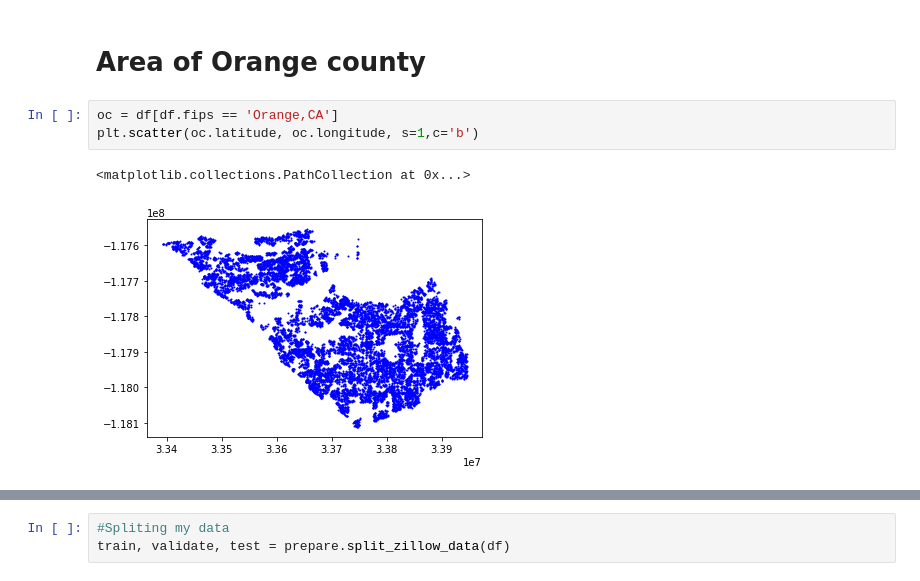
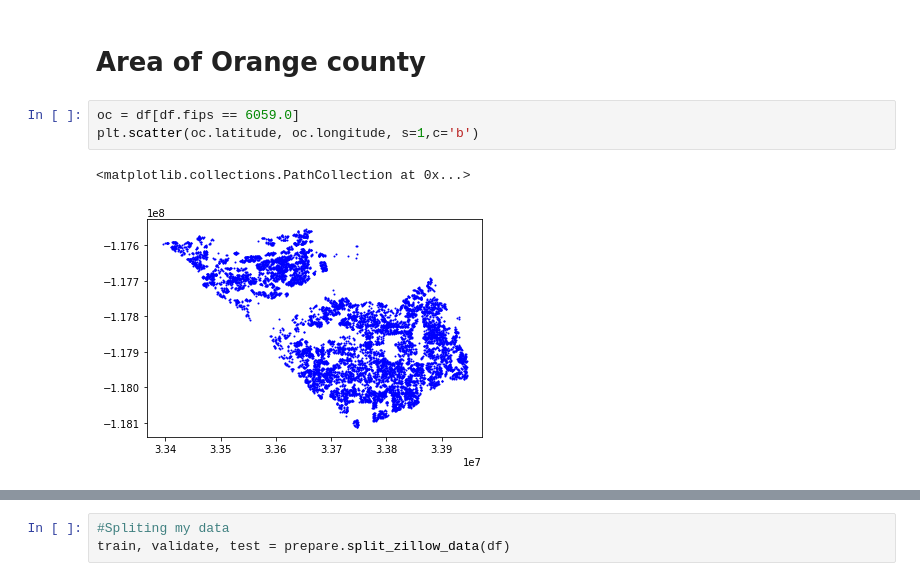
Before and after one commit to EribertoContreras/zillow_estimating_home_value, a Jupyter notebook: All the work.ipynb, the cells around one changed output, grey strips where cells are left out. Saved outputs shown, nothing was run; the diff lists cells and outputs as text.

```diff
--- a/All the work.ipynb
+++ b/All the work.ipynb
@@ -97,11 +171,11 @@ plt.scatter(la.latitude, la.longitude, s=1,c='green')
 # %% [markdown]
 # Area of Orange county
 # %%
-oc = df[df.fips == 'Orange,CA']
+oc = df[df.fips == 6059.0]
 plt.scatter(oc.latitude, oc.longitude, s=1,c='b')
 # %% [output]
 <matplotlib.collections.PathCollection at 0x...>
-[figure, old version]
+[figure, new version]
 # %%
 df.info()
 # %% [output]
```
Also changed, not shown: parts of 65 cells of this notebook, 1 other file.
